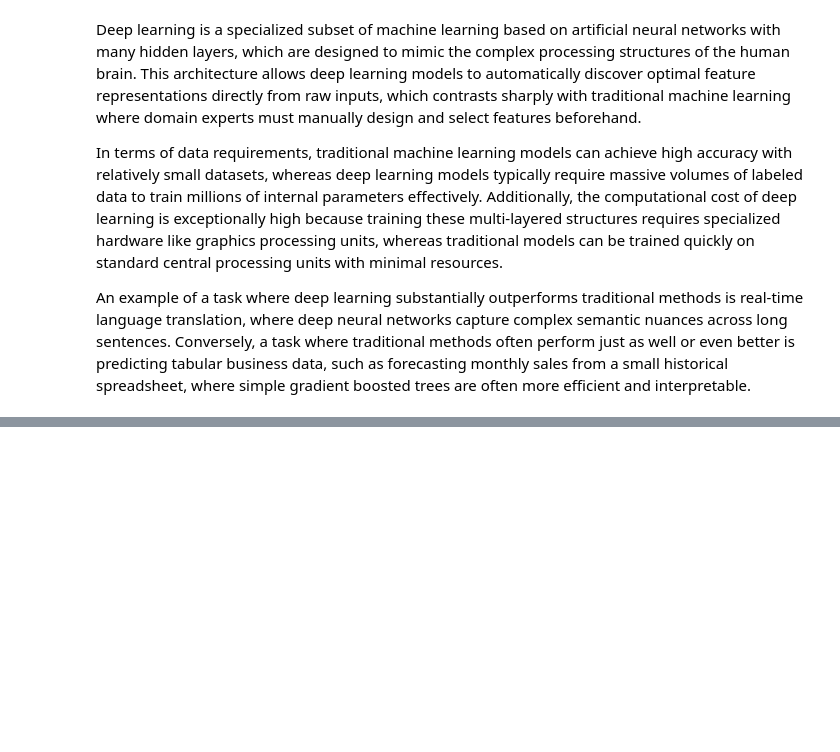
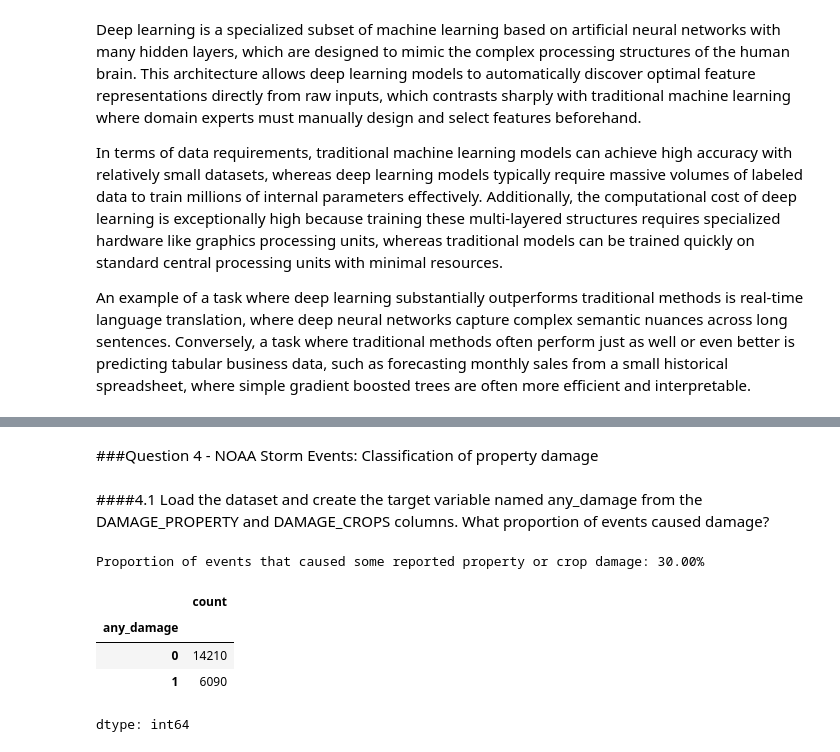
Before and after one commit to api-sage/diaml_projects, a Jupyter notebook: project5/pafolabi_DIAML_Assignment5.ipynb, the cells around one changed output, grey strips where cells are left out. Drawn from its saved outputs; the diff is of its cells as text; code cells hidden in the pictures; blank space fills up the shorter version.

```diff
--- a/project5/pafolabi_DIAML_Assignment5.ipynb
+++ b/project5/pafolabi_DIAML_Assignment5.ipynb
@@ -80,0 +351,49 @@ An example of a task where deep learning substantially outperforms traditional m
+# %% [markdown]
+###Question 4 - NOAA Storm Events: Classification of property damage
+# %% [markdown]
+####4.1 Load the dataset and create the target variable named any_damage from the DAMAGE_PROPERTY and DAMAGE_CROPS columns. What proportion of events caused damage?
+# %%
+import pandas as pd
+import numpy as np
+
+storm_url = "https://raw.githubusercontent.com/api-sage/diaml_projects/refs/heads/main/project5/StormEvents_details.csv"
+storm_raw = pd.read_csv(storm_url, low_memory=False)
+
+# DAMAGE_PROPERTY and DAMAGE_CROPS are stored as text such as "10.00K" or
+# "1.50M", meaning thousands or millions of dollars. A missing value means no
+# damage amount was reported, which is treated here as zero damage.
+def parse_damage_amount(value):
+    if pd.isna(value):
+        return 0.0
+    text = str(value).strip().upper()
+    if text == "":
+        return 0.0
+    multiplier = 1.0
+    if text.endswith("K"):
+        multiplier, text = 1e3, text[:-1]
+    elif text.endswith("M"):
+        multiplier, text = 1e6, text[:-1]
+    elif text.endswith("B"):
+        multiplier, text = 1e9, text[:-1]
+    try:
+        return float(text) * multiplier
+    except ValueError:
+        return 0.0
+
+storm_raw["DAMAGE_PROPERTY_USD"] = storm_raw["DAMAGE_PROPERTY"].apply(parse_damage_amount)
+storm_raw["DAMAGE_CROPS_USD"] = storm_raw["DAMAGE_CROPS"].apply(parse_damage_amount)
+
+storm_raw["any_damage"] = (
+    (storm_raw["DAMAGE_PROPERTY_USD"] > 0) | (storm_raw["DAMAGE_CROPS_USD"] > 0)
+).astype(int)
+
+proportion_with_damage = storm_raw["any_damage"].mean()
+print(f"Proportion of events that caused some reported property or crop damage: {proportion_with_damage:.2%}")
+storm_raw["any_damage"].value_counts()
+# %% [output]
+Proportion of events that caused some reported property or crop damage: 30.00%
+|  | count |
+| any_damage |  |
+| 0 | 14210 |
+| 1 | 6090 |
+dtype: int64
```
Also changed, not shown: parts of 34 cells of this notebook.
